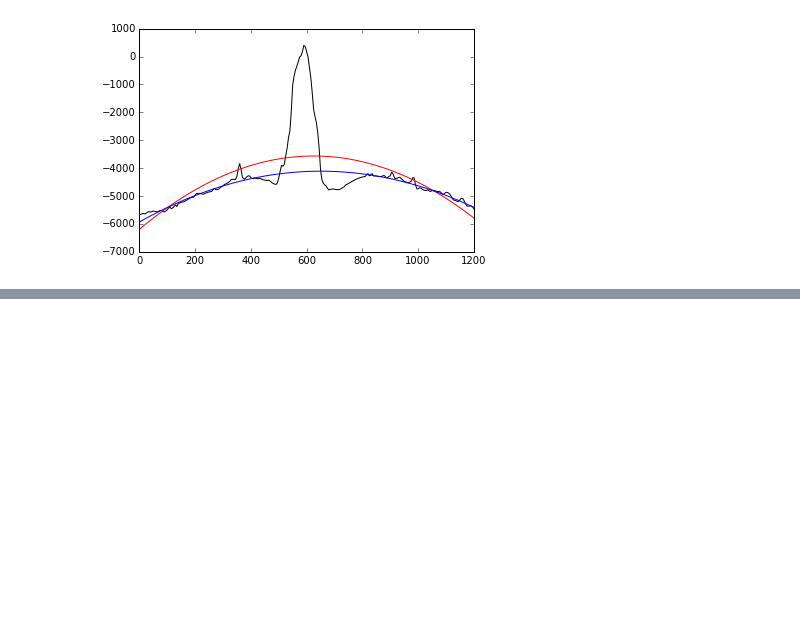
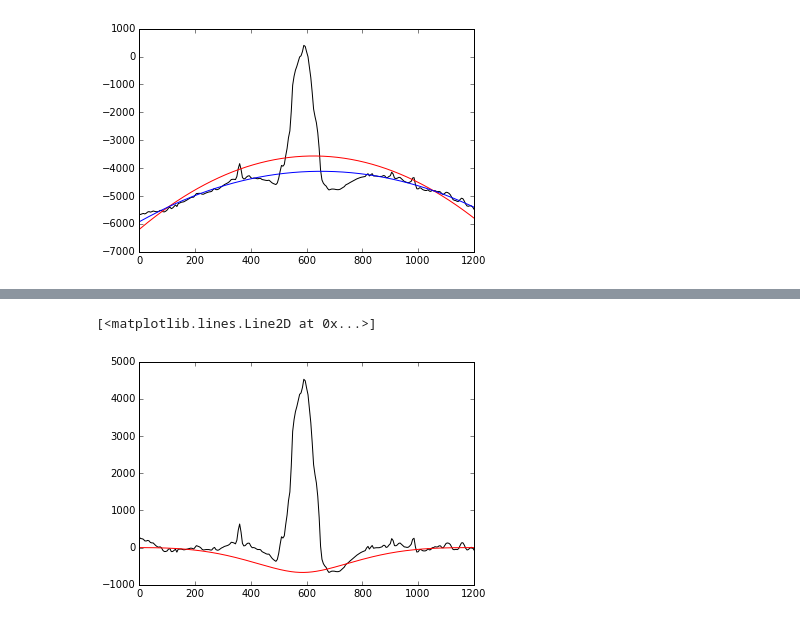
Before and after one commit to marcelobianchi/verao2016, a Jupyter notebook: dia4/inversao-havai.ipynb, the cells around one changed output, grey strips where cells are left out. Saved outputs shown, nothing was run; the diff lists cells and outputs as text; code cells hidden in the pictures; blank space fills up the shorter version.

```diff
--- a/dia4/inversao-havai.ipynb
+++ b/dia4/inversao-havai.ipynb
@@ -82,0 +158,24 @@ plt.plot(x, par_robusto.predicted(), '-b')
+# %%
+class Dummy(object):
+    def __init__(self, *args):
+        pass
+    def hard_reset(self):
+        pass
+# %%
+class FlexTe(Misfit):
+
+    def __init__(self, x, topo, flex):
+        self.hessian = Dummy()
+        super(FlexTe, self).__init__(data=topo, nparams=1, islinear=False)
+        self.x = x
+        self.flex = flex
+
+    def predicted(self, p):
+        self.flex.Te = p[0]
+        self.flex.monta_roda()
+        return self.flex.w
+
+    def jacobian(self, p):
+        return np.empty((self.ndata, 1))
+# %%
+solver = FlexTe(x, topo_res, flex)
@@ -82,0 +190,6 @@ plt.plot(x, par_robusto.predicted(), '-b')
+# %%
+plt.plot(x, topo_res, '-k')
+plt.plot(x, solver.predicted(), '-r')
+# %% [output]
+[<matplotlib.lines.Line2D at 0x...>]
+[figure, added]
```
Also changed, not shown: parts of 18 cells of this notebook.
